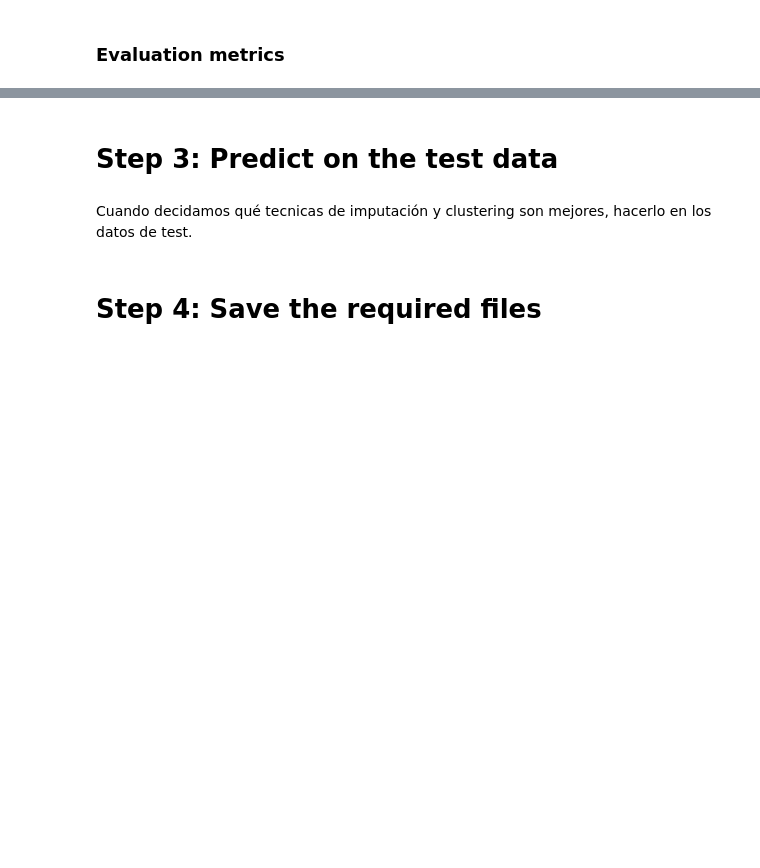
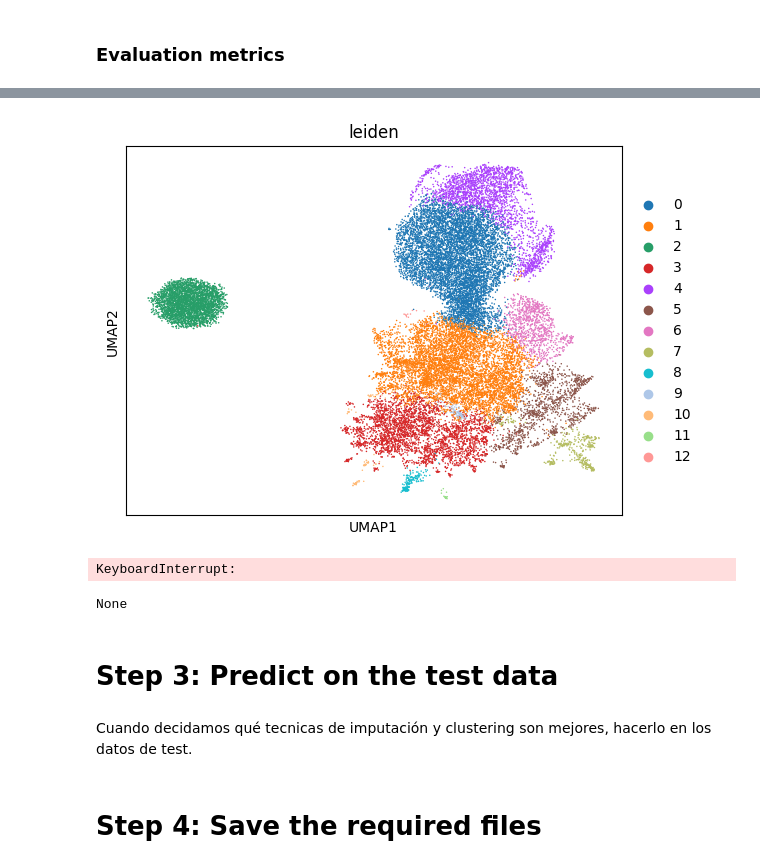
Before and after one commit to acarballocastro/ML4G, a Jupyter notebook: Project2_starter_code_template.ipynb, the cells around one changed output, grey strips where cells are left out. Cells and saved outputs as stored; diff of their text form; code cells hidden in the pictures; blank space fills up the shorter version.

```diff
--- a/Project2_starter_code_template.ipynb
+++ b/Project2_starter_code_template.ipynb
@@ -336,0 +444,3 @@ Performance: 0.6146257467785273
+# %%
+sc_pancreas = sc.read(os.path.join(path_data,"train_data","pancreas_sc_train.csv"))
+sc_pancreas.var['cell_type'] = sc_pancreas_metadata['Celltype']
@@ -336,0 +449,4 @@ Performance: 0.6146257467785273
+# %%
+sc.pp.normalize_total(sc_pancreas, target_sum=1e4)
+sc.pp.log1p(sc_pancreas)
+sc_pancreas.raw = sc_pancreas
@@ -336,0 +465,15 @@ Performance: 0.6146257467785273
+# %%
+sc.pl.umap(sc_pancreas, color=['leiden'])
+# %% [output]
+[figure, added]
+# %%
+pca = PCA(n_components=50)
+pancreas_pca = pca.fit_transform(sc_pancreas) #TODO: check if this is what they mean
+PCA_df = pd.DataFrame(data = pancreas_pca, columns = ["PC"+str(i+1) for i in range(50)])
+PCA_df.insert(loc=0, column='index', value=sc_pancreas_shuff.columns)
+# %% [output]
+KeyboardInterrupt:
+# %%
+print(labels)
+# %% [output]
+None
```
Also changed, not shown: parts of 26 cells of this notebook.
